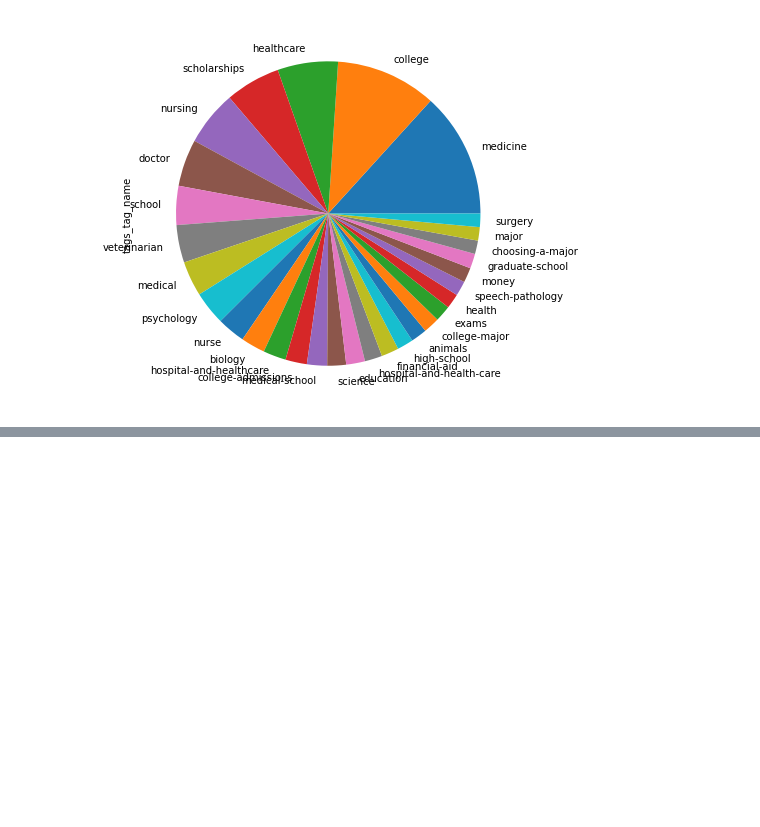
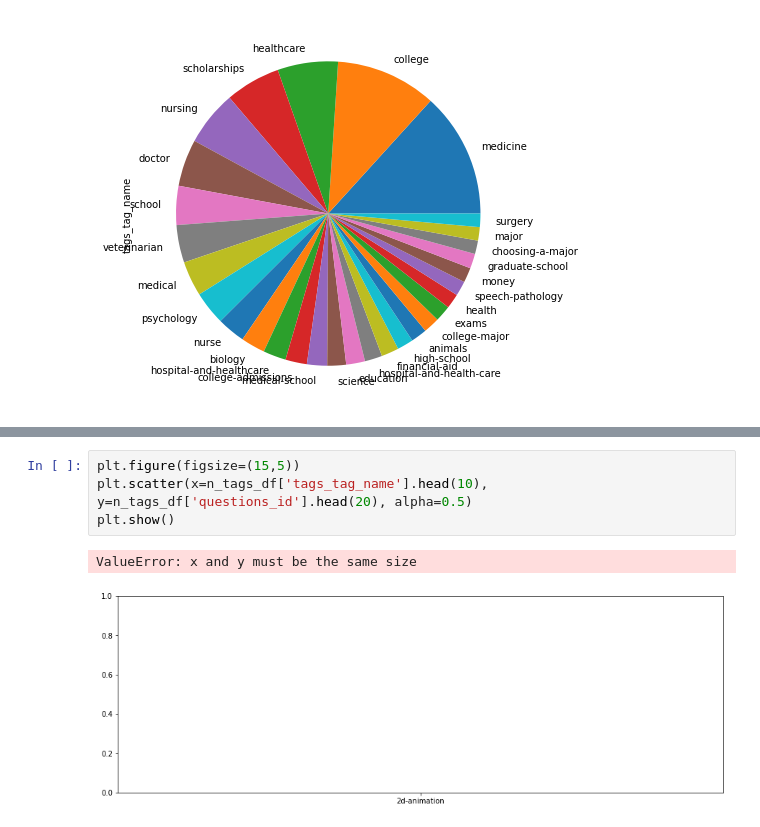
Before and after one commit to AKhileshPothuri/CareerVillage_Project, a Jupyter notebook: Exploratory_Data_Analysis_Draft1.ipynb, the cells around one changed output, grey strips where cells are left out. Cells and saved outputs as stored; diff of their text form; blank space fills up the shorter version.

```diff
--- a/Exploratory_Data_Analysis_Draft1.ipynb
+++ b/Exploratory_Data_Analysis_Draft1.ipynb
@@ -1546,0 +1541,7 @@ plt.show()
+# %%
+plt.figure(figsize=(15,5))
+plt.scatter(x=n_tags_df['tags_tag_name'].head(10), y=n_tags_df['questions_id'].head(20), alpha=0.5)
+plt.show()
+# %% [output]
+ValueError: x and y must be the same size
+[figure, added]
```
Also changed, not shown: parts of 45 cells of this notebook.
